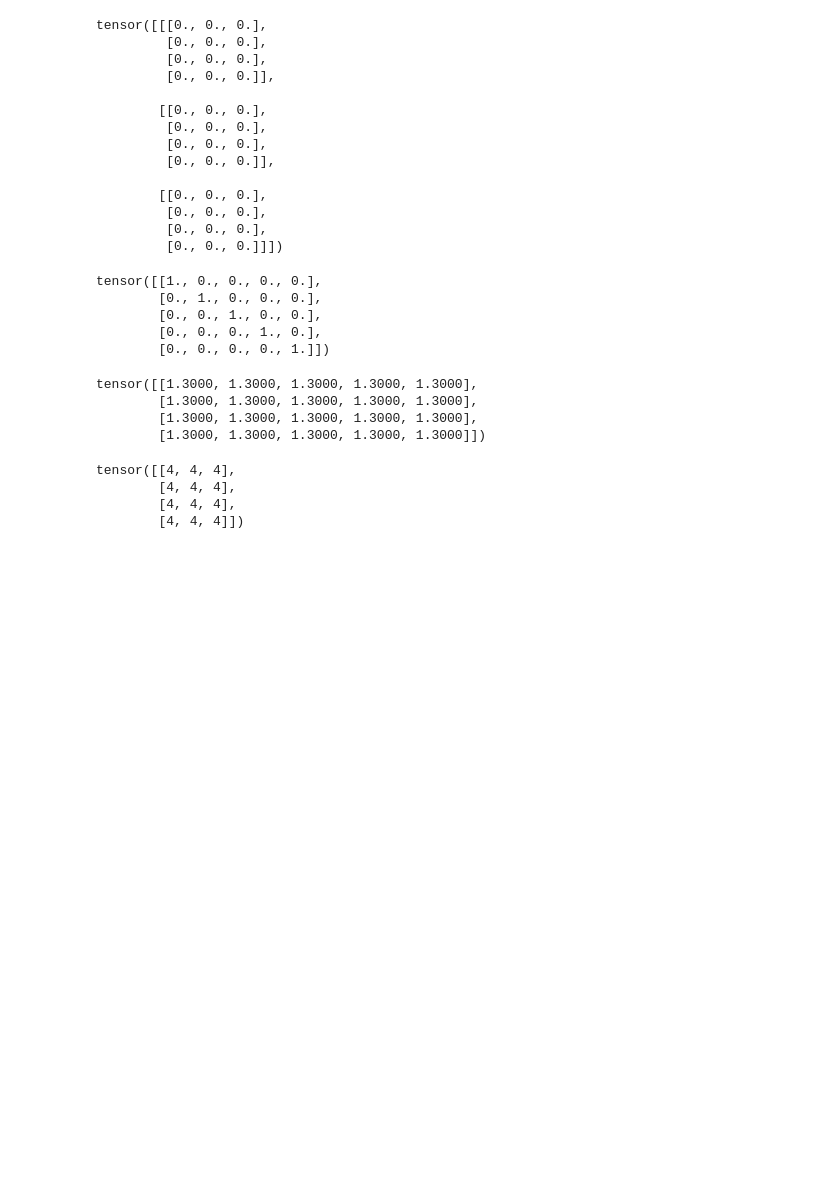
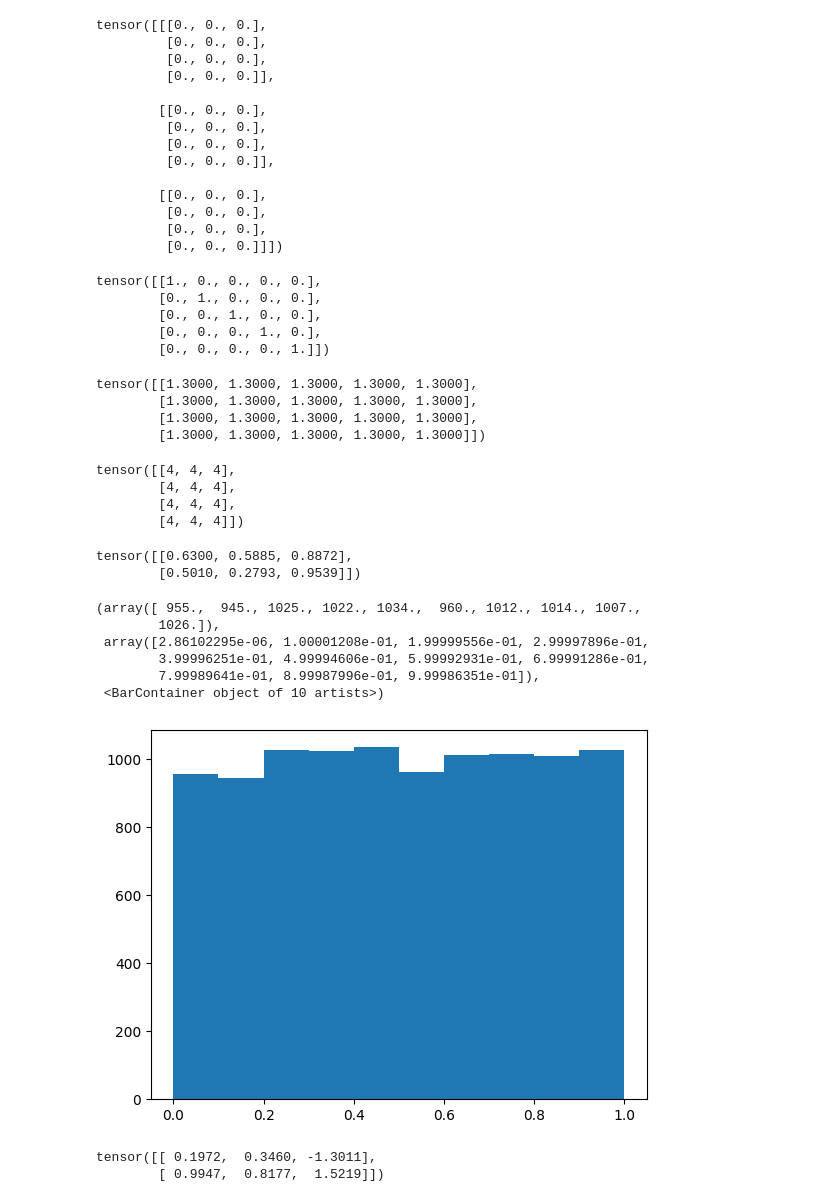
Before and after one commit to sedwna/pytorch-learn, a Jupyter notebook: src/main_pytorch.ipynb, the cells around one changed output. Drawn from its saved outputs; the diff is of its cells as text; code cells hidden in the pictures; blank space fills up the shorter version.

```diff
--- a/src/main_pytorch.ipynb
+++ b/src/main_pytorch.ipynb
@@ -192,3 +192,25 @@ tensor([[4, 4, 4],
         [4, 4, 4],
         [4, 4, 4],
         [4, 4, 4]])
+# %%
+# creaye a random array
+torch.rand((2,3)) #equal chance
+# %% [output]
+tensor([[0.6300, 0.5885, 0.8872],
+        [0.5010, 0.2793, 0.9539]])
+# %%
+rand_uniform = torch.rand(10000)
+plt.hist(rand_uniform)
+# %% [output]
+(array([ 955.,  945., 1025., 1022., 1034.,  960., 1012., 1014., 1007.,
+        1026.]),
+ array([2.86102295e-06, 1.00001208e-01, 1.99999556e-01, 2.99997896e-01,
+        3.99996251e-01, 4.99994606e-01, 5.99992931e-01, 6.99991286e-01,
+        7.99989641e-01, 8.99987996e-01, 9.99986351e-01]),
+ <BarContainer object of 10 artists>)
+[figure, added]
+# %%
+ 4 * torch.rand((2,3)) - 2 #convert to range (-2, +2)
+# %% [output]
+tensor([[ 0.1972,  0.3460, -1.3011],
+        [ 0.9947,  0.8177,  1.5219]])
```
Also changed, not shown: parts of 39 cells of this notebook.
